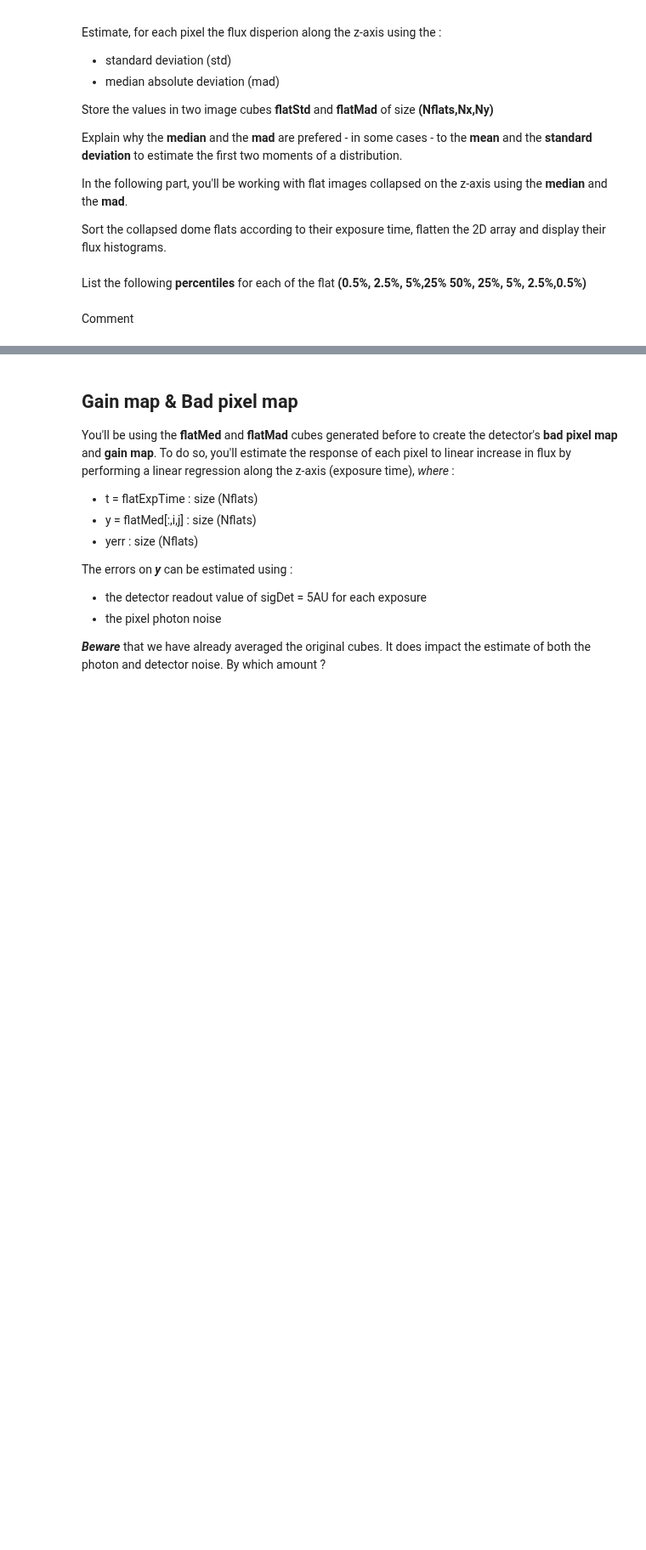
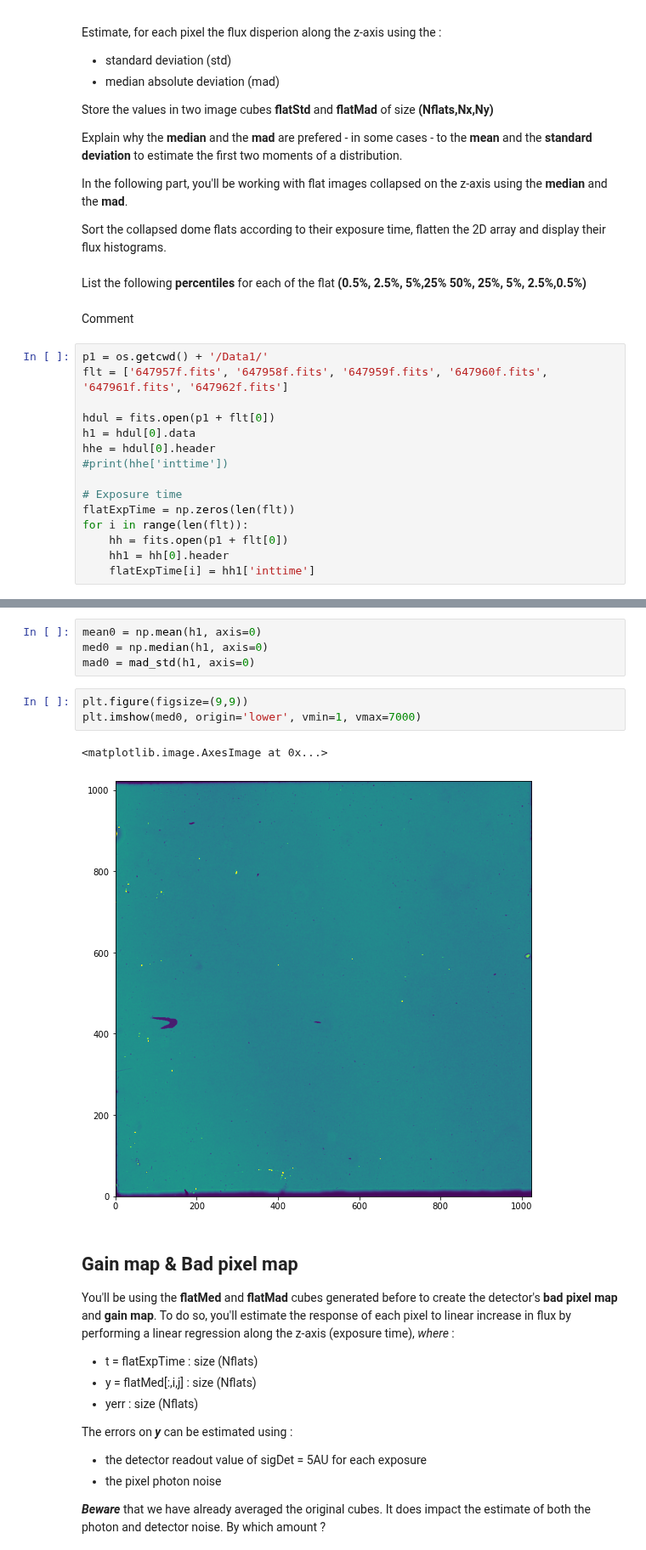
Before and after one commit to Jayshil/Data_Analysis, a Jupyter notebook: Imaging/HighContrastImaging-part1.ipynb, the cells around one changed output, grey strips where cells are left out. Shown at 85% size. Drawn from its saved outputs; the diff is of its cells as text; blank space fills up the shorter version.

Commit message:
Median image for one file displayed

```diff
--- a/Imaging/HighContrastImaging-part1.ipynb
+++ b/Imaging/HighContrastImaging-part1.ipynb
@@ -98,3 +98,18 @@ Sort the collapsed dome flats according to their exposure time, flatten the 2D a
 List the following **percentiles** for each of the flat **(0.5\%, 2.5\%, 5\%,25\% 50\%, 25\%, 5\%, 2.5\%,0.5\%)**<br>
 <br>
 Comment<br>
+# %%
+p1 = os.getcwd() + '/Data1/'
+flt = ['647957f.fits', '647958f.fits', '647959f.fits', '647960f.fits', '647961f.fits', '647962f.fits']
+
+hdul = fits.open(p1 + flt[0])
+h1 = hdul[0].data
+hhe = hdul[0].header
+#print(hhe['inttime'])
+
+# Exposure time
+flatExpTime = np.zeros(len(flt))
+for i in range(len(flt)):
+    hh = fits.open(p1 + flt[0])
+    hh1 = hh[0].header
+    flatExpTime[i] = hh1['inttime']
@@ -101,3 +118,13 @@ Comment<br>
+# %%
+mean0 = np.mean(h1, axis=0)
+med0 = np.median(h1, axis=0)
+mad0 = mad_std(h1, axis=0)
+# %%
+plt.figure(figsize=(9,9))
+plt.imshow(med0, origin='lower', vmin=1, vmax=7000)
+# %% [output]
+<matplotlib.image.AxesImage at 0x...>
+[figure, added]
 # %% [markdown]
 ## Gain map & Bad pixel map
 You'll be using the **flatMed**  and **flatMad** cubes generated before to create the detector's **bad pixel map** and **gain map**.
```
Also changed, not shown: parts of 3 cells of this notebook.
